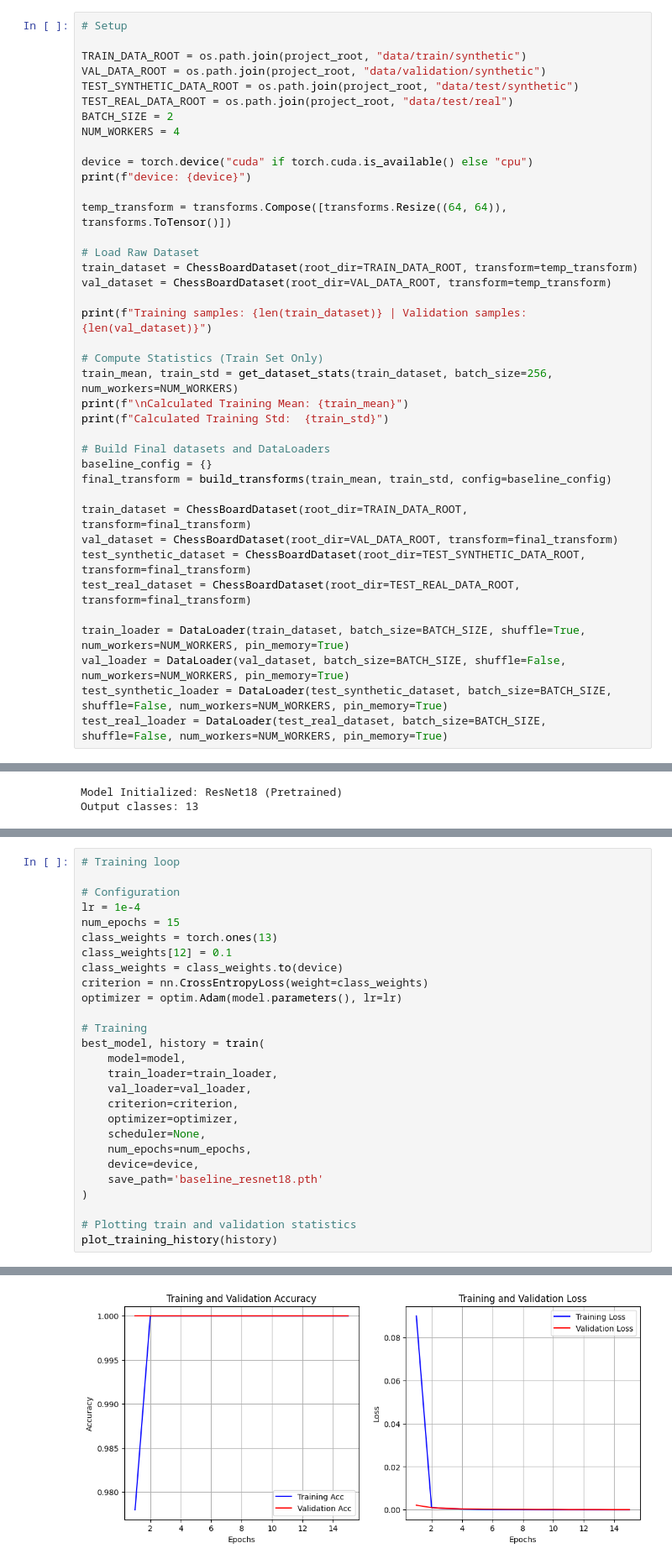
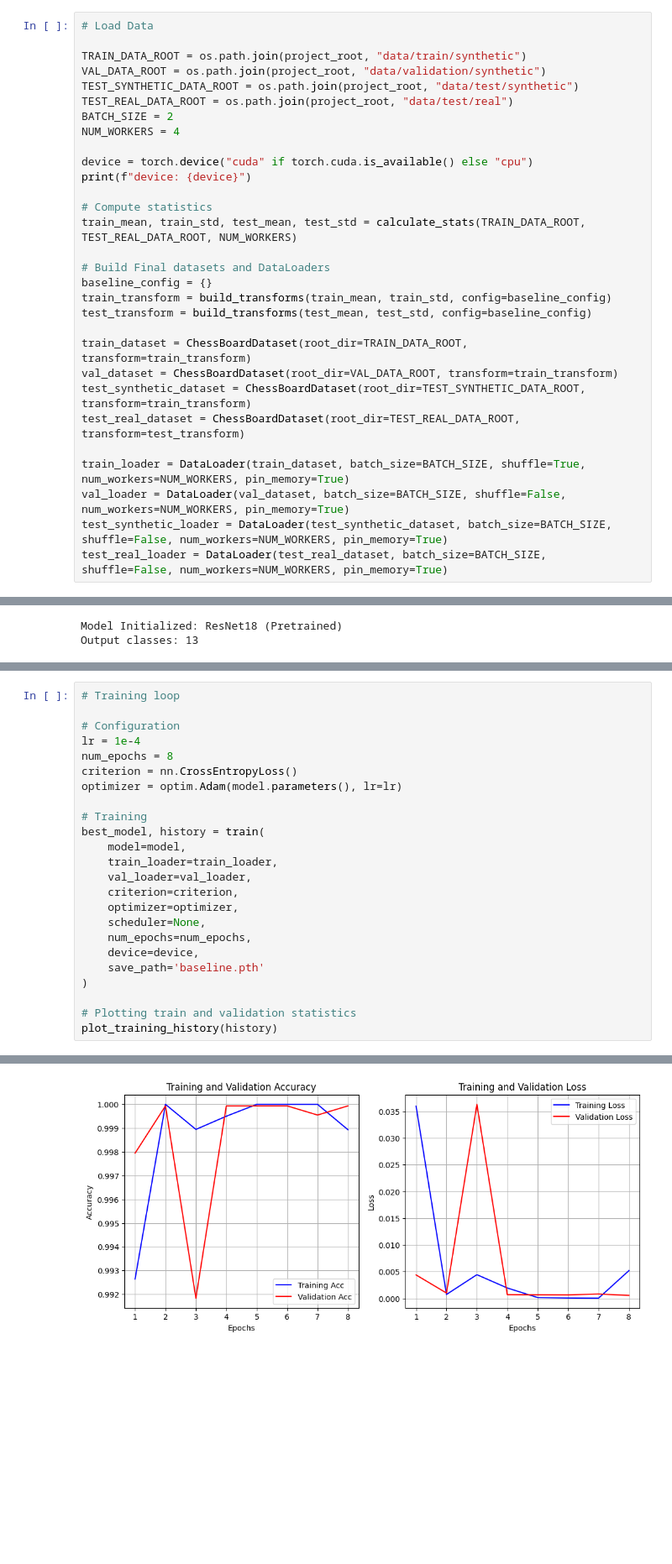
Before and after one commit to JonathanZmora/ChessClassification, a Jupyter notebook: src/notebooks/baseline.ipynb, the cells around one changed output, grey strips where cells are left out. Shown at 84% size. Saved outputs shown, nothing was run; the diff lists cells and outputs as text; blank space fills up the shorter version.

```diff
--- a/src/notebooks/baseline.ipynb
+++ b/src/notebooks/baseline.ipynb
@@ -26,6 +30,6 @@ from tqdm import tqdm
 import numpy as np
 # %%
-# Setup
+# Load Data
 
 TRAIN_DATA_ROOT = os.path.join(project_root, "data/train/synthetic")
 VAL_DATA_ROOT = os.path.join(project_root, "data/validation/synthetic")
@@ -37,27 +41,18 @@ NUM_WORKERS = 4
 device = torch.device("cuda" if torch.cuda.is_available() else "cpu")
 print(f"device: {device}")
 
-temp_transform = transforms.Compose([transforms.Resize((64, 64)), transforms.ToTensor()])
-
-# Load Raw Dataset
-train_dataset = ChessBoardDataset(root_dir=TRAIN_DATA_ROOT, transform=temp_transform)
-val_dataset = ChessBoardDataset(root_dir=VAL_DATA_ROOT, transform=temp_transform)
-
-print(f"Training samples: {len(train_dataset)} | Validation samples: {len(val_dataset)}")
-
-# Compute Statistics (Train Set Only)
-train_mean, train_std = get_dataset_stats(train_dataset, batch_size=256, num_workers=NUM_WORKERS)
-print(f"\nCalculated Training Mean: {train_mean}")
-print(f"Calculated Training Std:  {train_std}")
+# Compute statistics
+train_mean, train_std, test_mean, test_std = calculate_stats(TRAIN_DATA_ROOT, TEST_REAL_DATA_ROOT, NUM_WORKERS)
 
 # Build Final datasets and DataLoaders
 baseline_config = {}
-final_transform = build_transforms(train_mean, train_std, config=baseline_config)
+train_transform = build_transforms(train_mean, train_std, config=baseline_config)
+test_transform = build_transforms(test_mean, test_std, config=baseline_config)
 
-train_dataset = ChessBoardDataset(root_dir=TRAIN_DATA_ROOT, transform=final_transform)
-val_dataset = ChessBoardDataset(root_dir=VAL_DATA_ROOT, transform=final_transform)
-test_synthetic_dataset = ChessBoardDataset(root_dir=TEST_SYNTHETIC_DATA_ROOT, transform=final_transform)
-test_real_dataset = ChessBoardDataset(root_dir=TEST_REAL_DATA_ROOT, transform=final_transform)
+train_dataset = ChessBoardDataset(root_dir=TRAIN_DATA_ROOT, transform=train_transform)
+val_dataset = ChessBoardDataset(root_dir=VAL_DATA_ROOT, transform=train_transform)
+test_synthetic_dataset = ChessBoardDataset(root_dir=TEST_SYNTHETIC_DATA_ROOT, transform=train_transform)
+test_real_dataset = ChessBoardDataset(root_dir=TEST_REAL_DATA_ROOT, transform=test_transform)
 
 train_loader = DataLoader(train_dataset, batch_size=BATCH_SIZE, shuffle=True, num_workers=NUM_WORKERS, pin_memory=True)
 val_loader = DataLoader(val_dataset, batch_size=BATCH_SIZE, shuffle=False, num_workers=NUM_WORKERS, pin_memory=True)
@@ -95,11 +95,8 @@ Output classes: 13
 
 # Configuration
 lr = 1e-4
-num_epochs = 15
-class_weights = torch.ones(13)
-class_weights[12] = 0.1
-class_weights = class_weights.to(device)
-criterion = nn.CrossEntropyLoss(weight=class_weights)
+num_epochs = 8
+criterion = nn.CrossEntropyLoss()
 optimizer = optim.Adam(model.parameters(), lr=lr)
 
 # Training
@@ -112,7 +109,7 @@ best_model, history = train(
     scheduler=None,
     num_epochs=num_epochs,
     device=device,
-    save_path='baseline_resnet18.pth'
+    save_path='baseline.pth'
 )
 
 # Plotting train and validation statistics
@@ -140 +130 @@ Best Val Acc: 1.0000
-[figure, old version]
+[figure, new version]
```
Also changed, not shown: parts of 18 cells of this notebook, 9 other files.
